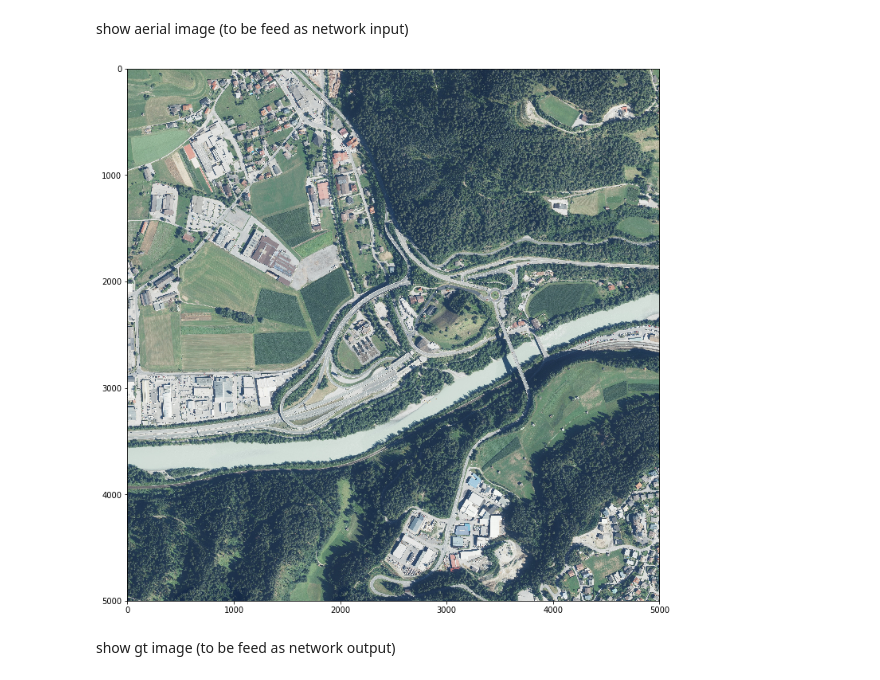
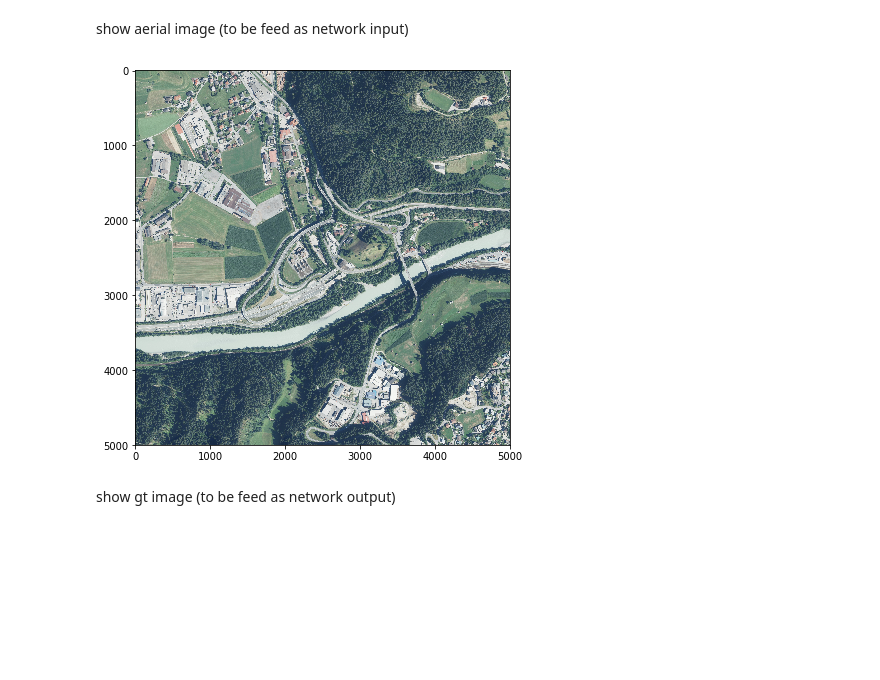
Before and after one commit to UsrNameu1/UNetSS, a Jupyter notebook: notebook/AggregateBuildingArea.ipynb, the cells around one changed output. Drawn from its saved outputs; the diff is of its cells as text; code cells hidden in the pictures; blank space fills up the shorter version.

```diff
--- a/notebook/AggregateBuildingArea.ipynb
+++ b/notebook/AggregateBuildingArea.ipynb
@@ -22,14 +24,14 @@ image_paths = list(Path('../input/AerialImageDataset/train/images').glob('./*'))
 show aerial image (to be feed as network input)
 # %%
 def show_img(img_path: Path):
-    plt.figure(figsize=(10, 10))
+    plt.figure(figsize=(6, 6))
     image = io.imread(img_path.as_posix())
     io.imshow(image)
 
 image_path = image_paths[2]
 show_img(image_path)
 # %% [output]
-[figure, old version]
+[figure, new version]
 # %% [markdown]
 show gt image (to be feed as network output)
 # %%
```
Also changed, not shown: parts of 8 cells of this notebook, 2 other files.
